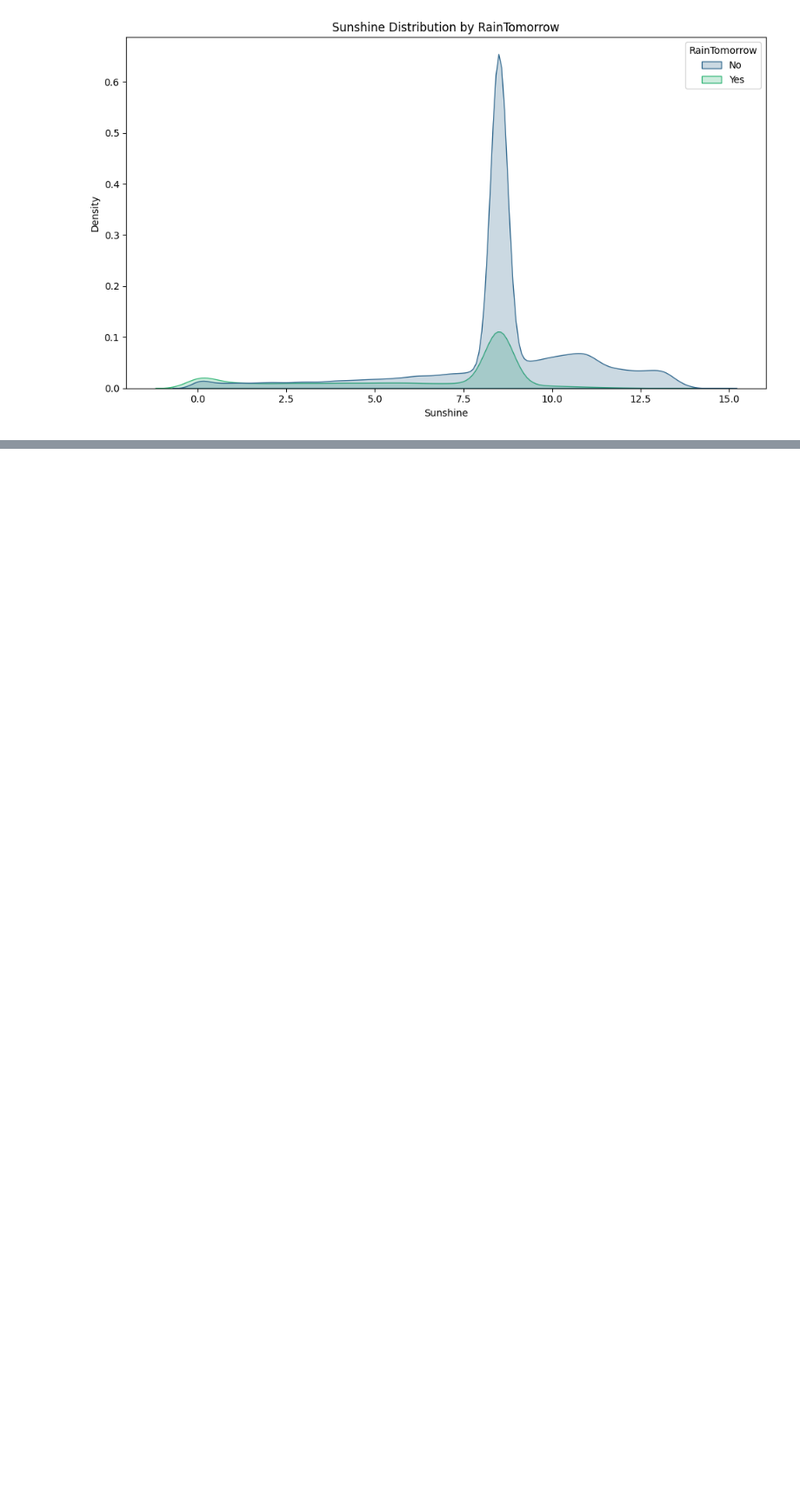
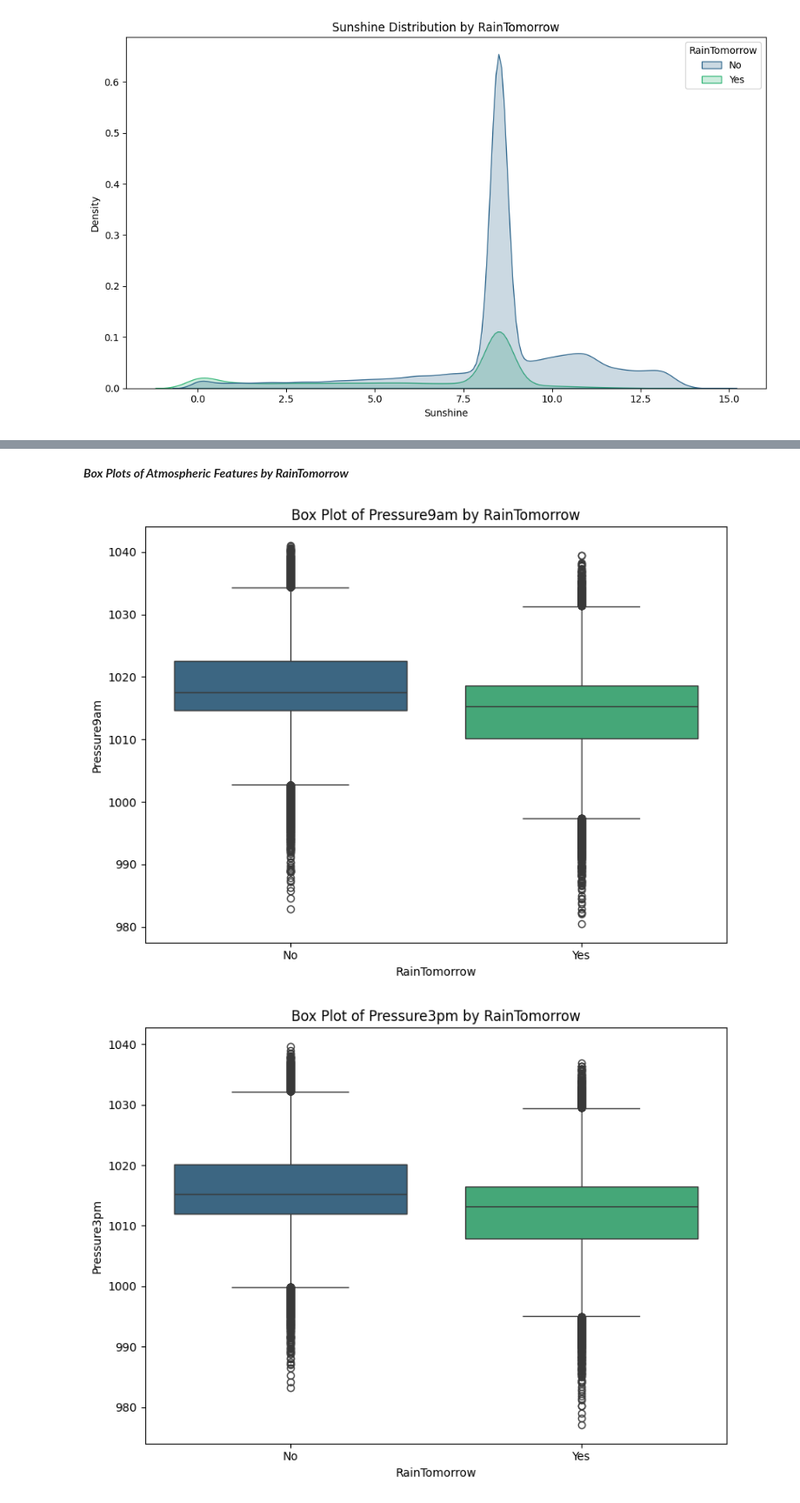
Before and after one commit to SSenitha/Data_Analytics, a Jupyter notebook: Descriptive_Analysis.ipynb, the cells around one changed output, grey strips where cells are left out. Shown at 87% size. Saved outputs shown, nothing was run; the diff lists cells and outputs as text; code cells hidden in the pictures; blank space fills up the shorter version.

```diff
--- a/Descriptive_Analysis.ipynb
+++ b/Descriptive_Analysis.ipynb
@@ -441,0 +677,16 @@ for col in other_cols:
+# %% [markdown]
+***Box Plots of Atmospheric Features by RainTomorrow***
+# %%
+atmospheric_cols = ['Pressure9am', 'Pressure3pm', 'Cloud9am', 'Cloud3pm']
+
+for col in atmospheric_cols:
+    plt.figure(figsize=(8, 6))
+    sns.boxplot(data=df, x='RainTomorrow', y=col, palette='viridis', hue='RainTomorrow', legend=False)
+    plt.title(f'Box Plot of {col} by RainTomorrow')
+    plt.xlabel('RainTomorrow')
+    plt.ylabel(col)
+    plt.tight_layout()
+    plt.show()
+# %% [output]
+[figure, added]
+[figure, added]
```
Also changed, not shown: parts of 36 cells of this notebook.
